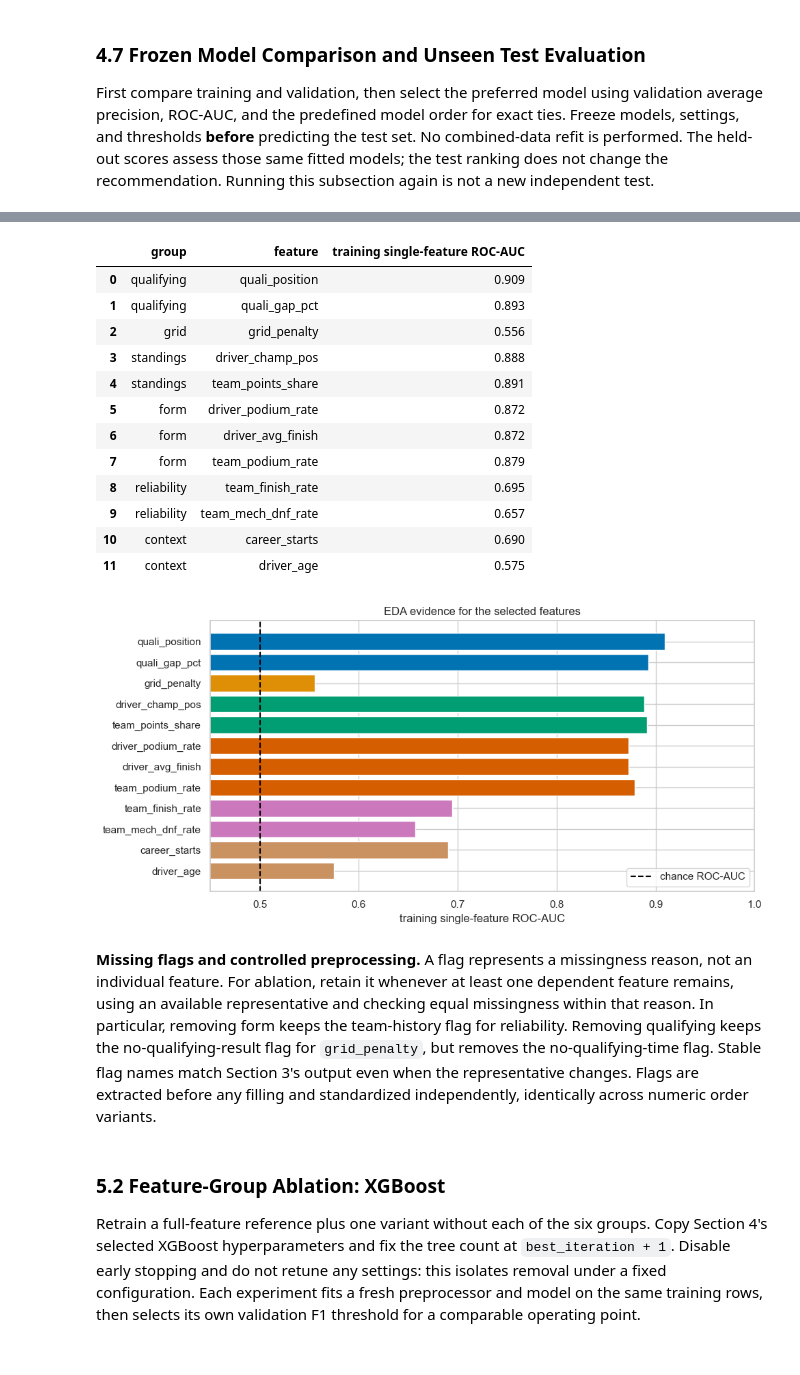
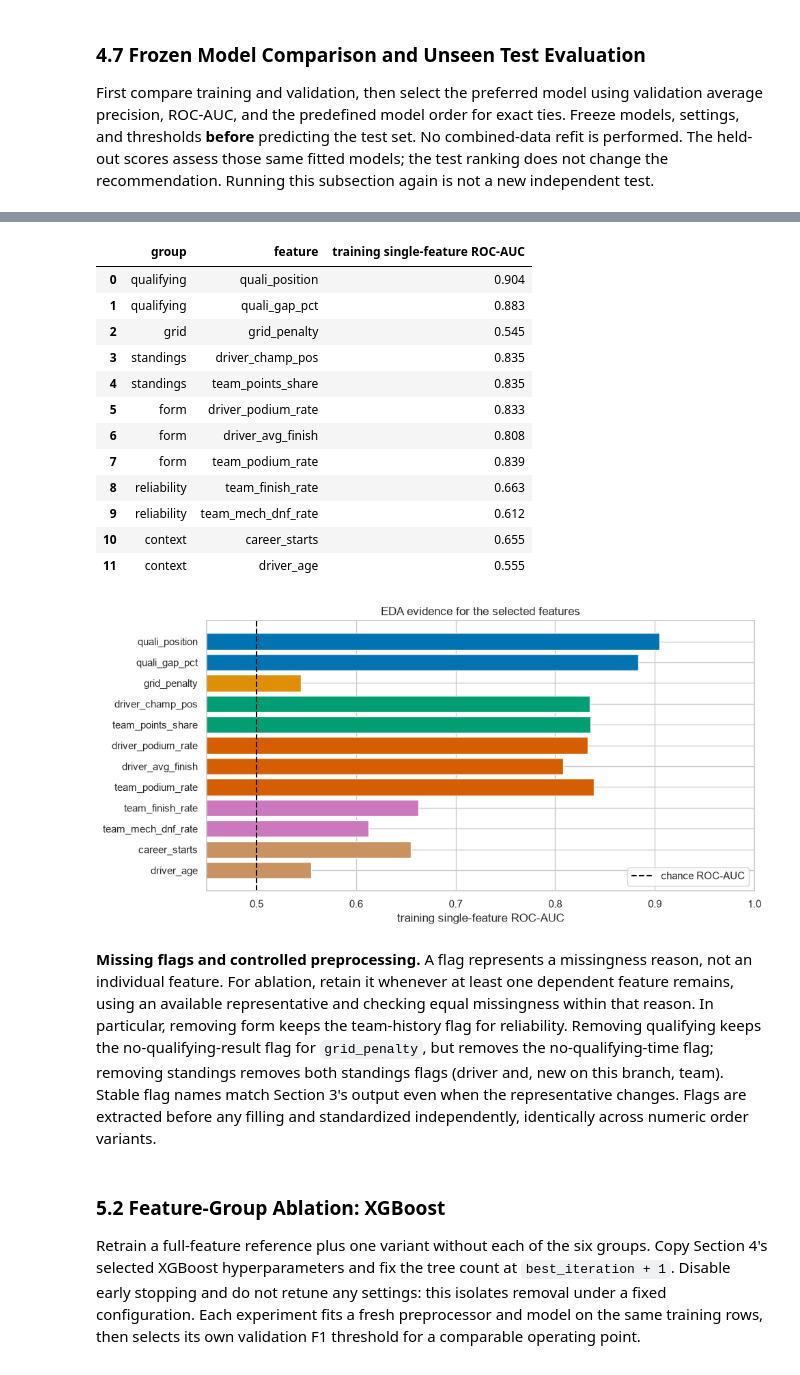
Before and after one commit to Seif2005/ACL2-Project, a Jupyter notebook: Main.ipynb, the cells around one changed output, grey strips where cells are left out. Cells and saved outputs as stored; diff of their text form; code cells hidden in the pictures.

```diff
--- a/Main.ipynb
+++ b/Main.ipynb
@@ -2315,13 +2364,16 @@ def past_mean(df, key, column, window):
 # Mechanical failures: the 2.3 categories cover the 2014–2024 codes; these older codes also name a failed car part
 OLDER_MECHANICAL_CODES = ["Halfshaft", "Alternator", "Wheel bearing", "Pneumatics", "Ignition", "Chassis", "Track rod",
                           "Heat shield fire", "Engine fire", "Oil line", "Launch control", "Crankshaft", "Oil pump",
-                          "Injection", "Distributor", "Engine misfire", "Wheel rim", "Fuel rig"]
+                          "Injection", "Distributor", "Engine misfire", "Wheel rim", "Fuel rig",
+                          # pre-2002 codes that name a failed part (audited below for the full history)
+                          "Magneto", "Axle", "Oil pipe", "Supercharger", "Fuel pipe", "Water pipe", "CV joint"]
 MECHANICAL = set(status_category["mechanical"]) | set(OLDER_MECHANICAL_CODES)
 
 history["finished"] = (history["status"].eq("Finished") | history["status"].str.match(r"^\+\d+ Laps?$")).astype(int)
 history["mech_dnf"] = history["status"].isin(MECHANICAL).astype(int)
 
-unmapped = history.loc[history["year"].between(2002, 2013) & (history["finished"] == 0) & (history["mech_dnf"] == 0)
+unmapped = history.loc[history["year"].between(FIRST_YEAR, 2013) & (history["finished"] == 0) & (history["mech_dnf"] == 0)
                        & ~history["status"].isin(sum(status_category.values(), [])) & history["started"], "status"]
-print("Retirement codes 2002–2013 not counted as mechanical:", unmapped.value_counts().to_dict())
+print(f"Retirement codes {FIRST_YEAR}–2013 not counted as mechanical ({len(unmapped)} rows):",
+      unmapped.value_counts().to_dict())
 # %% [output]
@@ -2870,13 +2957,18 @@ from sklearn.preprocessing import FunctionTransformer, StandardScaler
 from sklearn.pipeline import make_pipeline
 
 LOG_FEATURES = ["quali_gap_pct"]
-MISSING_FLAGS = {   # one representative column per reason a value can be missing (3.4.5)
-    "quali_position": "no qualifying result",
-    "quali_gap_pct": "no qualifying time",
-    "driver_champ_pos": "round 1: no standings yet",
-    "driver_podium_rate": "the driver's first race",
-    "team_podium_rate": "the team's first race",
+MISSING_REASONS = {   # reason a value can be missing (3.4.5) -> the candidates that are missing for that reason
+    "no qualifying result": ["quali_position", "grid_penalty"],
+    "no qualifying time": ["quali_gap_pct"],
+    "round 1: no driver standings yet": ["driver_champ_pos", "driver_points_share"],
+    "no constructor standings (round 1, or before 1958)": ["team_champ_pos", "team_points_share"],
+    "the driver's first race": ["driver_podium_rate", "driver_avg_finish"],
+    "the team's first race": ["team_podium_rate", "team_finish_rate", "team_mech_dnf_rate"],
 }
+# One flag per reason, carried by the first selected feature of that reason
+MISSING_FLAGS = {next(f for f in members if f in FEATURES): reason
+                 for reason, members in MISSING_REASONS.items() if any(f in FEATURES for f in members)}
+print("Missing-value flags:", MISSING_FLAGS)
 
 
 def log_transform(X):
@@ -3076,15 +3175,14 @@ display(pd.DataFrame({"package": ["numpy", "pandas", "scikit-learn", "xgboost",
 split_frames = {"train": train, "validation": validation, "test": test}
 split_inputs = {"train": X_train, "validation": X_val, "test": X_test}
 split_targets = {"train": np.asarray(y_train), "validation": np.asarray(y_val), "test": np.asarray(y_test)}
-EXPECTED_YEARS = {"train": (2003, 2018), "validation": (2019, 2021), "test": (2022, 2024)}
 for split, X in split_inputs.items():
     frame, y = split_frames[split], split_targets[split]
-    assert X.shape[1] == 17 and list(X.columns) == list(X_train.columns)
+    assert X.shape[1] == len(FEATURES) + len(MISSING_FLAGS) and list(X.columns) == list(X_train.columns)
     assert len(X) == len(y) == len(frame) and X.index.equals(frame.index)
     assert np.isfinite(X.to_numpy(dtype=float)).all()
     assert set(np.unique(y)) == {0, 1} and np.array_equal(y, frame["podium"].to_numpy())
     assert not frame.duplicated(["raceId", "driverId"]).any()
-    assert frame["year"].between(*EXPECTED_YEARS[split]).all()
+    assert frame["year"].between(*SPLITS[split]).all()   # the seasons fixed in 3.3
 for left, right in [("train", "validation"), ("train", "test"), ("validation", "test")]:
     assert set(split_frames[left]["raceId"]).isdisjoint(split_frames[right]["raceId"])
 
@@ -3316,12 +3414,13 @@ Training batches may shuffle within the training set; the chronological split re
 keras.backend.clear_session()
 keras.utils.set_random_seed(SEED)
 nn_model = keras.Sequential([
-    keras.Input(shape=(17,)),
+    keras.Input(shape=(X_train.shape[1],)),
     keras.layers.Dense(32, activation="relu", kernel_regularizer=keras.regularizers.l2(1e-4)),
     keras.layers.Dense(16, activation="relu", kernel_regularizer=keras.regularizers.l2(1e-4)),
     keras.layers.Dense(1, activation="sigmoid"),
 ], name="podium_shallow_nn")
-assert nn_model.count_params() == 1121
+nn_inputs = X_train.shape[1]
+assert nn_model.count_params() == (nn_inputs * 32 + 32) + (32 * 16 + 16) + (16 + 1)
 nn_model.compile(optimizer=keras.optimizers.Adam(learning_rate=0.001), loss="binary_crossentropy")
 nn_model.summary()
 nn_history = nn_model.fit(
@@ -3332,7 +3431,7 @@ nn_history = nn_model.fit(
     verbose=1,
 )
 best_nn_epoch = int(np.argmin(nn_history.history["val_loss"]) + 1)
-nn_settings = {"architecture": "17 -> 32 -> 16 -> 1", "l2": 1e-4, "learning_rate": 0.001,
+nn_settings = {"architecture": f"{nn_inputs} -> 32 -> 16 -> 1", "l2": 1e-4, "learning_rate": 0.001,
                "batch_size": 64, "best_epoch": best_nn_epoch,
                "epochs_run": len(nn_history.history["loss"]), "seed": SEED}
 register_model("Keras NN", nn_model, nn_settings)
@@ -3579,63 +3703,63 @@ from sklearn.utils.validation import check_is_fitted
 EXPERIMENT_SPLITS = ("train", "validation")
 EXPERIMENT_METRICS = ("ROC-AUC", AP, "F1")
 GROUP_ORDER = list(FEATURE_GROUPS)
-assert set(GROUP_ORDER) == {"qualifying", "grid", "standings", "form", "reliability", "context"}
-assert len(FEATURES) == 12
+assert set(GROUP_ORDER) <= {"qualifying", "grid", "standings", "form", "reliability", "context"}
+assert len(FEATURES) == len(selected)
 
 feature_evidence = pd.DataFrame([
     {"group": group, "feature": feature, "training single-feature ROC-AUC": relevance.loc[feature, "ROC-AUC"]}
     for group, members in FEATURE_GROUPS.items() for feature in members
 ])
-assert len(feature_evidence) == 12 and feature_evidence["feature"].is_unique
+assert len(feature_evidence) == len(FEATURES) and feature_evidence["feature"].is_unique
 display(feature_evidence.round(3))
 group_colors = dict(zip(GROUP_ORDER, sns.color_palette("colorblind", len(GROUP_ORDER))))
 fig, ax = plt.subplots(figsize=(10, 5))
 ax.barh(feature_evidence["feature"], feature_evidence["training single-feature ROC-AUC"],
         color=feature_evidence["group"].map(group_colors))
 ax.axvline(0.5, color="black", linestyle="--", label="chance ROC-AUC")
 ax.invert_yaxis()
 ax.set(xlim=(0.45, 1), xlabel="training single-feature ROC-AUC", title="EDA evidence for the selected features")
 ax.legend()
 plt.tight_layout()
 plt.show()
 
 # Snapshot earlier results and fitted objects; no Section 4 object is fitted again.
 section4_snapshot = {
     "best_model_name": best_model_name,
     "thresholds": dict(model_thresholds),
     "model_ids": {name: id(model) for name, model in trained_models.items()},
     "model_params": {name: model.get_params(deep=True) for name, model in trained_models.items()
                      if not isinstance(model, keras.Model)},
     "comparison": comparison_results.copy(deep=True),
     "preprocessor_id": id(preprocessor),
     "features": list(FEATURES),
     "feature_groups": {group: list(members) for group, members in FEATURE_GROUPS.items()},
 }
 experiment_frames = {"train": train, "validation": validation}
 experiment_targets = {"train": np.asarray(y_train), "validation": np.asarray(y_val)}
 assert set(train["raceId"]).isdisjoint(validation["raceId"])
 experiment_models, experiment_preprocessors = {}, {}
 experiment_predictions, experiment_thresholds = {}, {}
 # %% [output]
 |  | group | feature | training single-feature ROC-AUC |
-| 0 | qualifying | quali_position | 0.909 |
-| 1 | qualifying | quali_gap_pct | 0.893 |
-| 2 | grid | grid_penalty | 0.556 |
-| 3 | standings | driver_champ_pos | 0.888 |
-| 4 | standings | team_points_share | 0.891 |
-| 5 | form | driver_podium_rate | 0.872 |
-| 6 | form | driver_avg_finish | 0.872 |
-| 7 | form | team_podium_rate | 0.879 |
-| 8 | reliability | team_finish_rate | 0.695 |
-| 9 | reliability | team_mech_dnf_rate | 0.657 |
-| 10 | context | career_starts | 0.690 |
-| 11 | context | driver_age | 0.575 |
+| 0 | qualifying | quali_position | 0.904 |
+| 1 | qualifying | quali_gap_pct | 0.883 |
+| 2 | grid | grid_penalty | 0.545 |
+| 3 | standings | driver_champ_pos | 0.835 |
+| 4 | standings | team_points_share | 0.835 |
+| 5 | form | driver_podium_rate | 0.833 |
+| 6 | form | driver_avg_finish | 0.808 |
+| 7 | form | team_podium_rate | 0.839 |
+| 8 | reliability | team_finish_rate | 0.663 |
+| 9 | reliability | team_mech_dnf_rate | 0.612 |
+| 10 | context | career_starts | 0.655 |
+| 11 | context | driver_age | 0.555 |
-[figure, old version]
+[figure, new version]
 # %% [markdown]
 **Missing flags and controlled preprocessing.** A flag represents a missingness reason, not an individual
 feature. For ablation, retain it whenever at least one dependent feature remains, using an available representative
 and checking equal missingness within that reason. In particular, removing form keeps the team-history flag
 for reliability. Removing qualifying keeps the no-qualifying-result flag for `grid_penalty`, but removes
-the no-qualifying-time flag. Stable flag names match Section 3's output even when the representative changes.
+the no-qualifying-time flag; removing standings removes both standings flags (driver and, new on this branch, team). Stable flag names match Section 3's output even when the representative changes.
 Flags are extracted before any filling and standardized independently, identically across numeric order variants.
 # %%
```
Also changed, not shown: parts of 93 cells of this notebook.
